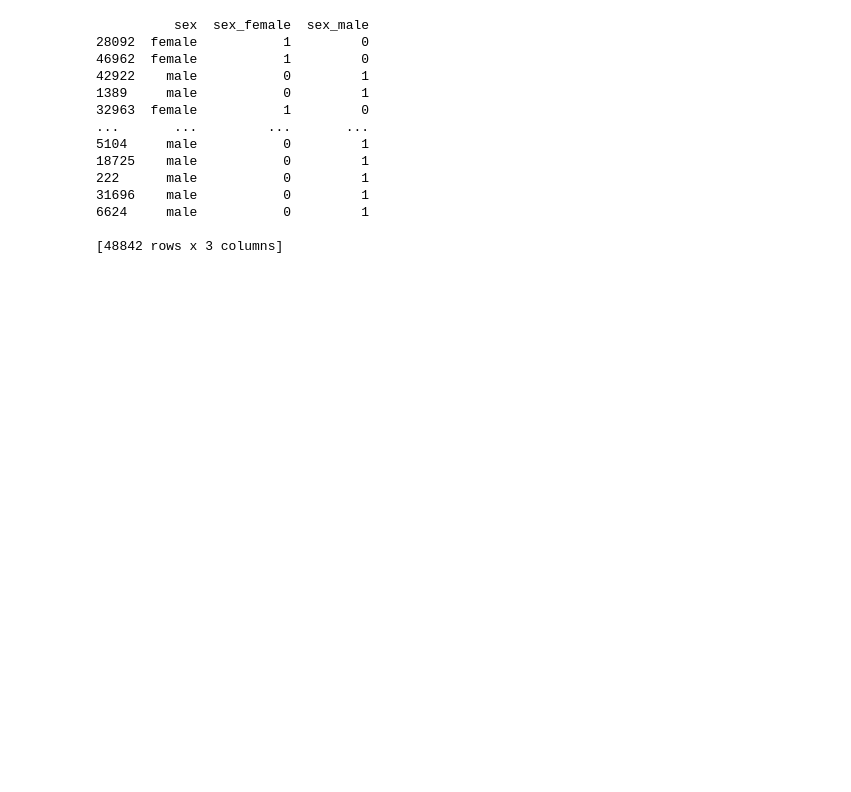
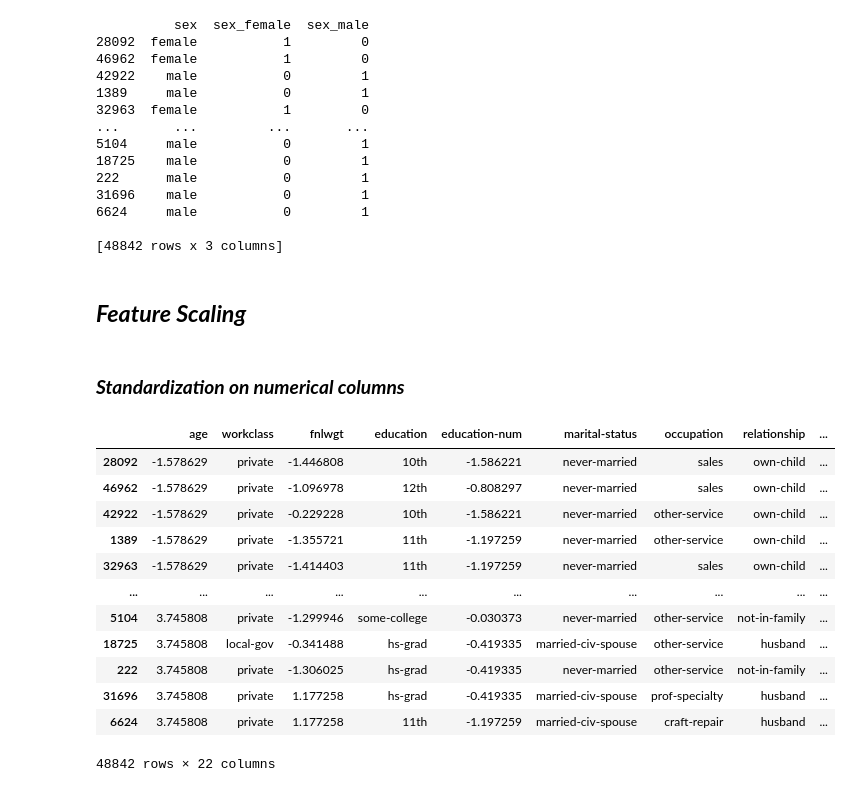
Before and after one commit to mail2anajain/ML_Assignment-2024-Team7, a Jupyter notebook: ML_assignment_team7.ipynb, the cells around one changed output. Saved outputs shown, nothing was run; the diff lists cells and outputs as text; code cells hidden in the pictures; blank space fills up the shorter version.

```diff
--- a/ML_assignment_team7.ipynb
+++ b/ML_assignment_team7.ipynb
@@ -504,3 +673,32 @@ print( df_adult_clean[['sex','sex_female','sex_male']])
 6624     male           0         1
 
 [48842 rows x 3 columns]
+# %% [markdown]
+## ***Feature Scaling***
+# %% [markdown]
+### ***Standardization on numerical columns***
+# %%
+from sklearn.preprocessing import StandardScaler
+
+#Apply scaling to numerical features
+scaler = StandardScaler()
+numerical_columns = ['age','fnlwgt','education-num','capital-gain','capital-loss','hours-per-week']
+df_adult_scaling=df_adult_clean
+
+df_adult_scaling[numerical_columns] = scaler.fit_transform(df_adult_scaling[numerical_columns])
+# %%
+df_adult_scaling
+# %% [output]
+|  | age | workclass | fnlwgt | education | education-num | marital-status | occupation | relationship | ... |
+| 28092 | -1.578629 | private | -1.446808 | 10th | -1.586221 | never-married | sales | own-child | ... |
+| 46962 | -1.578629 | private | -1.096978 | 12th | -0.808297 | never-married | sales | own-child | ... |
+| 42922 | -1.578629 | private | -0.229228 | 10th | -1.586221 | never-married | other-service | own-child | ... |
+| 1389 | -1.578629 | private | -1.355721 | 11th | -1.197259 | never-married | other-service | own-child | ... |
+| 32963 | -1.578629 | private | -1.414403 | 11th | -1.197259 | never-married | sales | own-child | ... |
+| ... | ... | ... | ... | ... | ... | ... | ... | ... | ... |
+| 5104 | 3.745808 | private | -1.299946 | some-college | -0.030373 | never-married | other-service | not-in-family | ... |
+| 18725 | 3.745808 | local-gov | -0.341488 | hs-grad | -0.419335 | married-civ-spouse | other-service | husband | ... |
+| 222 | 3.745808 | private | -1.306025 | hs-grad | -0.419335 | never-married | other-service | not-in-family | ... |
+| 31696 | 3.745808 | private | 1.177258 | hs-grad | -0.419335 | married-civ-spouse | prof-specialty | husband | ... |
+| 6624 | 3.745808 | private | 1.177258 | 11th | -1.197259 | married-civ-spouse | craft-repair | husband | ... |
+48842 rows × 22 columns
```
Also changed, not shown: parts of 19 cells of this notebook, 6 other files.
